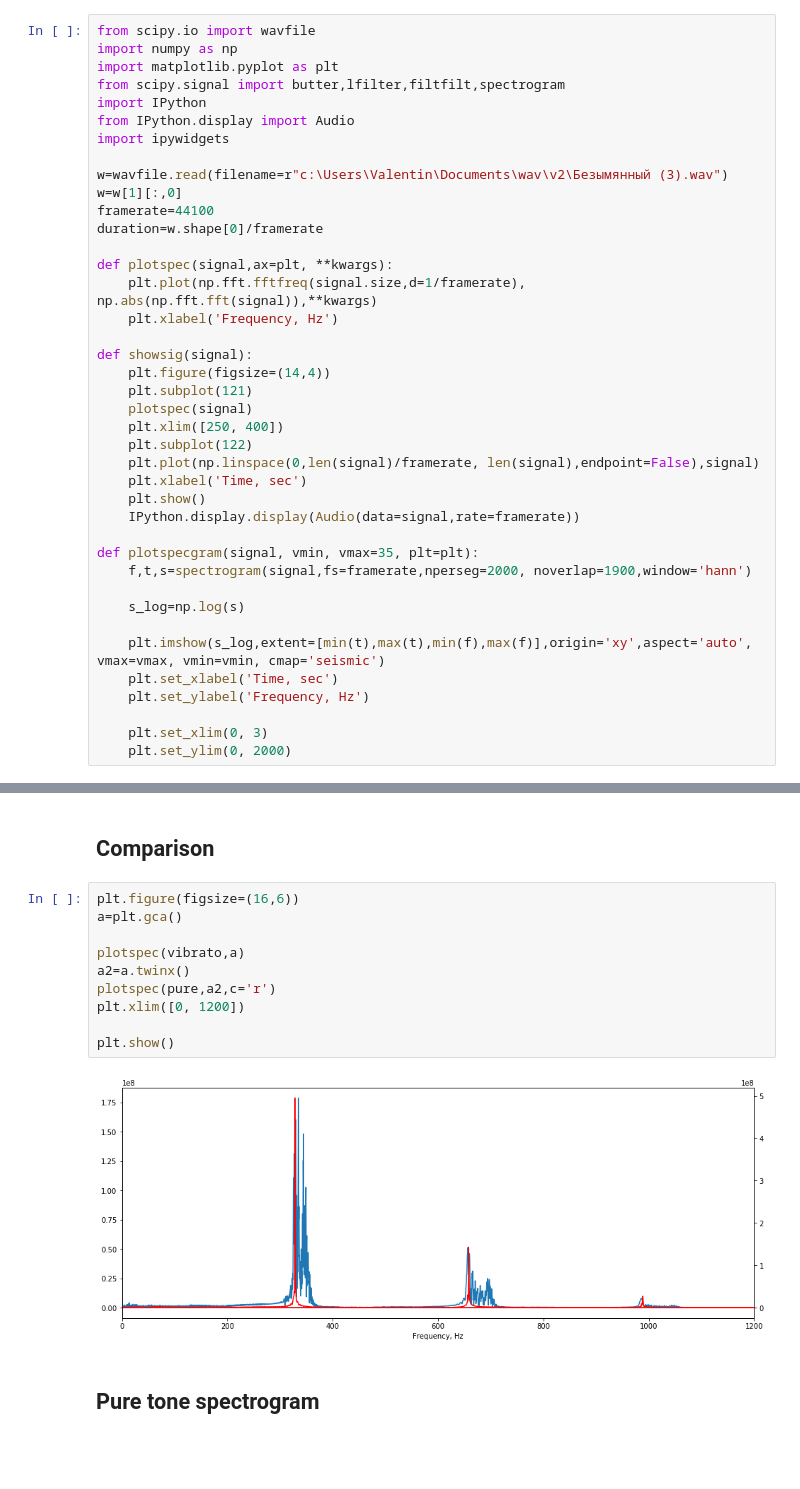
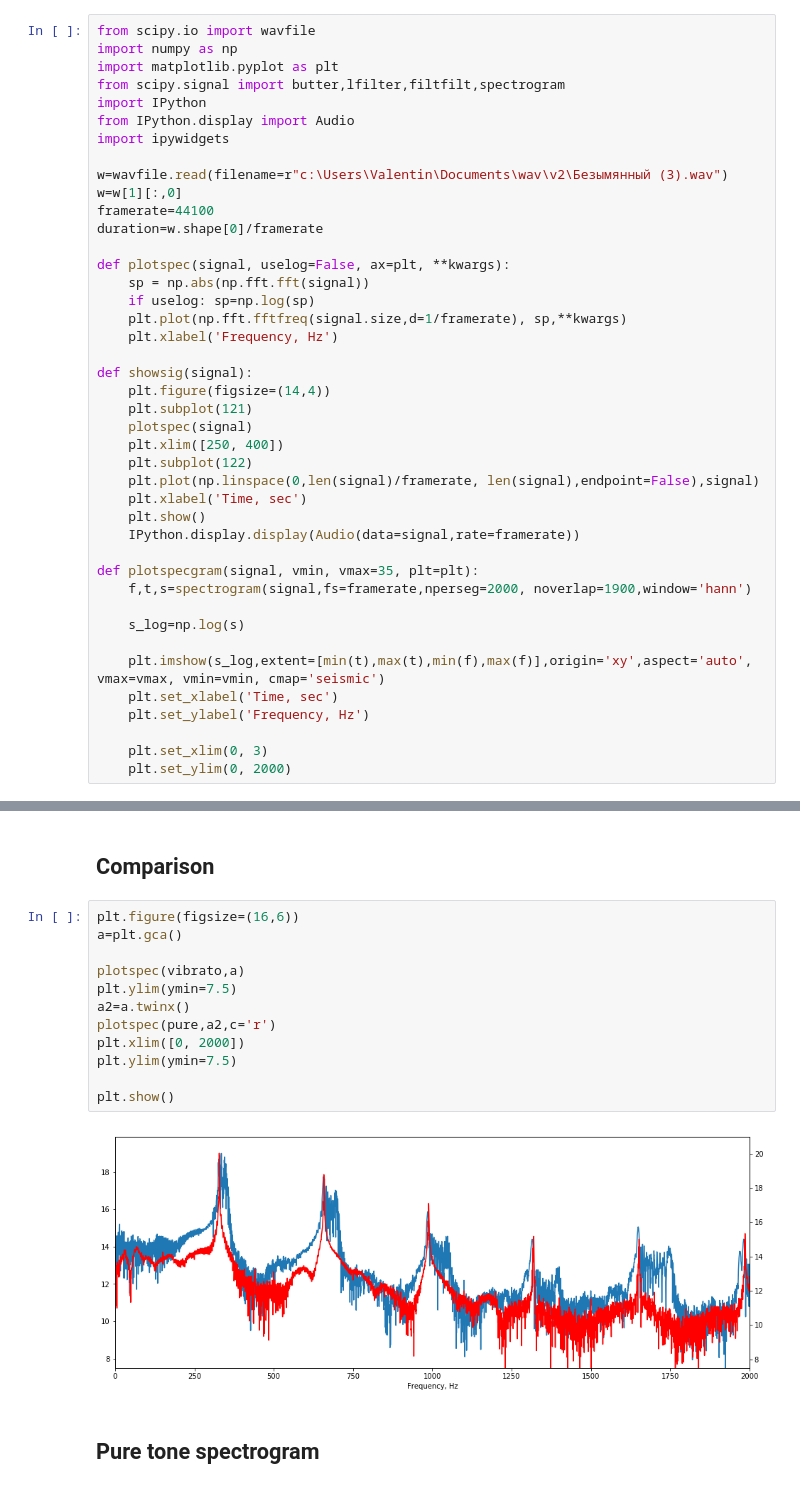
Before and after one commit to spirit11/wave_modulations, a Jupyter notebook: wavefile.ipynb, the cells around one changed output, grey strips where cells are left out. Cells and saved outputs as stored; diff of their text form; blank space fills up the shorter version.

```diff
--- a/wavefile.ipynb
+++ b/wavefile.ipynb
@@ -12,8 +12,10 @@ w=w[1][:,0]
 framerate=44100
 duration=w.shape[0]/framerate
 
-def plotspec(signal,ax=plt, **kwargs):
-    plt.plot(np.fft.fftfreq(signal.size,d=1/framerate), np.abs(np.fft.fft(signal)),**kwargs)
+def plotspec(signal, uselog=False, ax=plt, **kwargs):
+    sp = np.abs(np.fft.fft(signal))
+    if uselog: sp=np.log(sp)
+    plt.plot(np.fft.fftfreq(signal.size,d=1/framerate), sp,**kwargs)
     plt.xlabel('Frequency, Hz')
 
 def showsig(signal):
@@ -59,15 +61,17 @@ showsig(vibrato)
 # %%
 plt.figure(figsize=(16,6))
 a=plt.gca()
 
 plotspec(vibrato,a)
+plt.ylim(ymin=7.5)
 a2=a.twinx()
 plotspec(pure,a2,c='r')
-plt.xlim([0, 1200])
+plt.xlim([0, 2000])
+plt.ylim(ymin=7.5)
 
 plt.show()
 # %% [output]
-[figure, old version]
+[figure, new version]
 # %% [markdown]
 ## Pure tone spectrogram
 # %%
```
Also changed, not shown: parts of 3 cells of this notebook.
